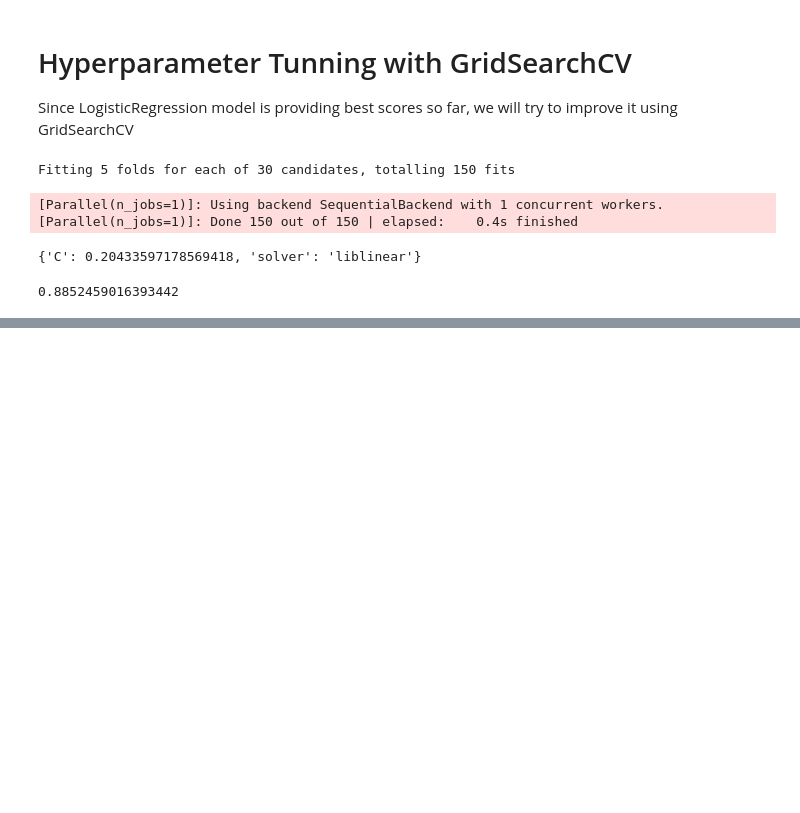
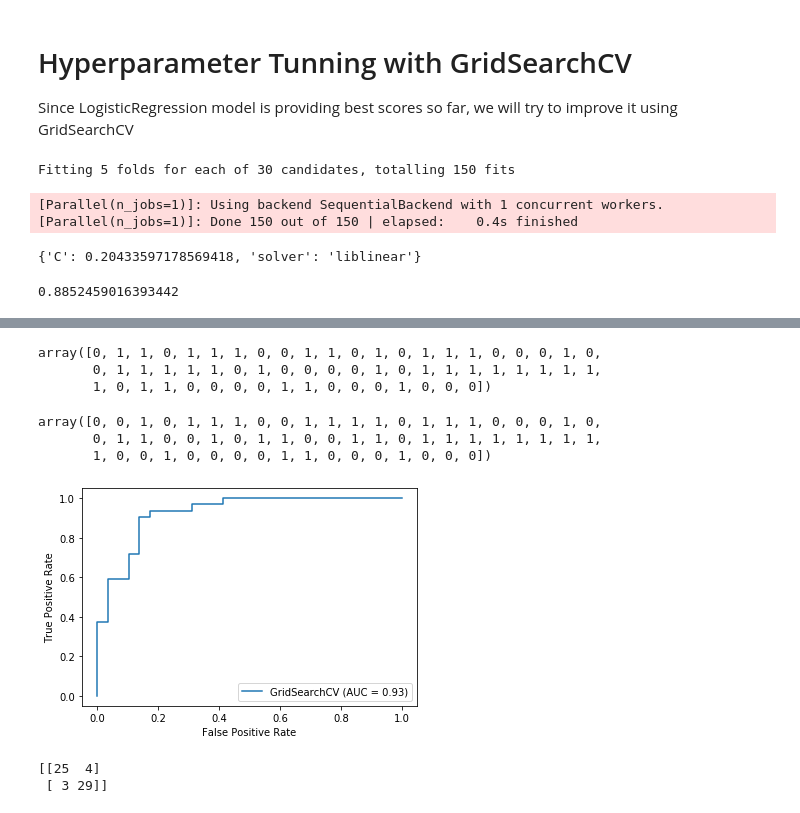
Before and after one commit to pavanskipo/Heart-Disease-Project, a Jupyter notebook: heart-disease-classification.ipynb, the cells around one changed output, grey strips where cells are left out. Cells and saved outputs as stored; diff of their text form; code cells hidden in the pictures; blank space fills up the shorter version.

Commit message:
Added evaluation for the best model

```diff
--- a/heart-disease-classification.ipynb
+++ b/heart-disease-classification.ipynb
@@ -592,0 +604,27 @@ gs_log_reg.score(X_test, y_test)
+# %%
+# Make predictions with tuned model
+
+y_preds = gs_log_reg.predict(X_test)
+y_preds
+# %% [output]
+array([0, 1, 1, 0, 1, 1, 1, 0, 0, 1, 1, 0, 1, 0, 1, 1, 1, 0, 0, 0, 1, 0,
+       0, 1, 1, 1, 1, 1, 0, 1, 0, 0, 0, 0, 1, 0, 1, 1, 1, 1, 1, 1, 1, 1,
+       1, 0, 1, 1, 0, 0, 0, 0, 1, 1, 0, 0, 0, 1, 0, 0, 0])
+# %%
+np.array(y_test)
+# %% [output]
+array([0, 0, 1, 0, 1, 1, 1, 0, 0, 1, 1, 1, 1, 0, 1, 1, 1, 0, 0, 0, 1, 0,
+       0, 1, 1, 0, 0, 1, 0, 1, 1, 0, 0, 1, 1, 0, 1, 1, 1, 1, 1, 1, 1, 1,
+       1, 0, 0, 1, 0, 0, 0, 0, 1, 1, 0, 0, 0, 1, 0, 0, 0])
+# %%
+# Plot ROC curve and calulate AUC metric
+
+plot_roc_curve(gs_log_reg, X_test, y_test);
+# %% [output]
+[figure, added]
+# %%
+# Confusion matrix
+print(confusion_matrix(y_test, y_preds))
+# %% [output]
+[[25  4]
+ [ 3 29]]
```
Also changed, not shown: parts of 13 cells of this notebook.
